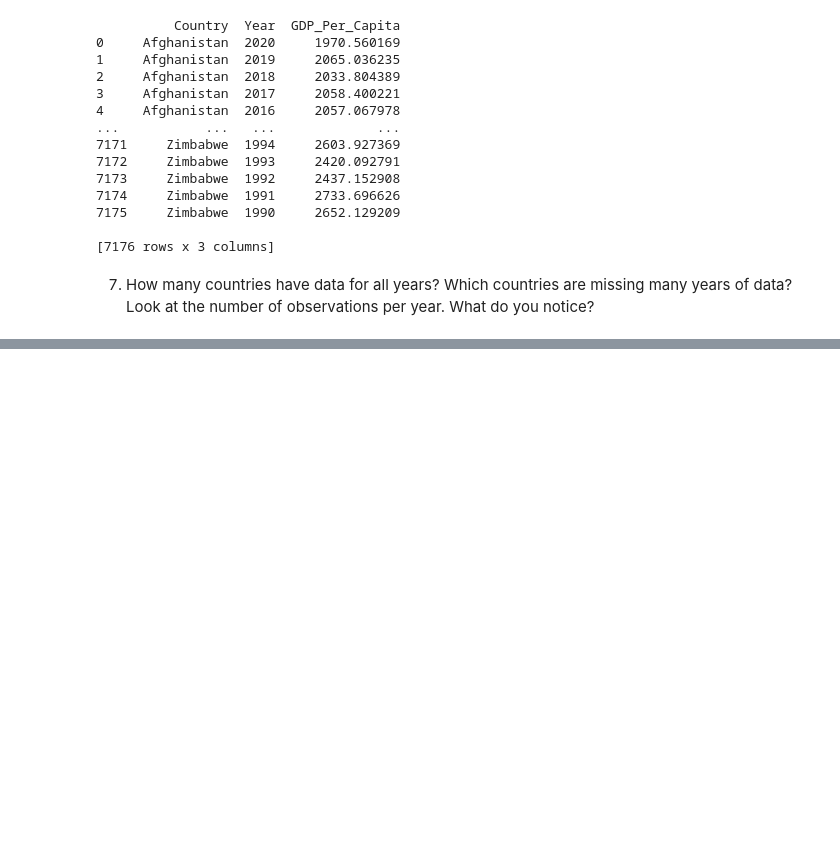
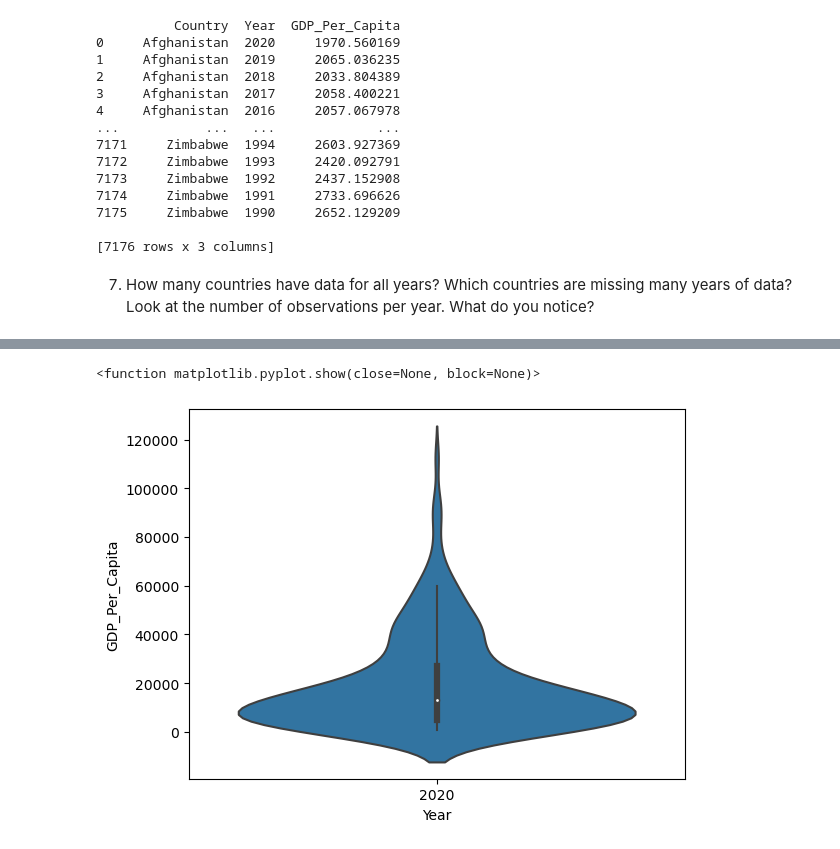
Before and after one commit to scost46/gdp-and-internet-usage-scost46, a Jupyter notebook: notebook/UN_Project.ipynb, the cells around one changed output, grey strips where cells are left out. Cells and saved outputs as stored; diff of their text form; code cells hidden in the pictures; blank space fills up the shorter version.

```diff
--- a/notebook/UN_Project.ipynb
+++ b/notebook/UN_Project.ipynb
@@ -55,0 +126,7 @@ print(gdp_df)
+# %%
+#violin
+sns.violinplot(x=gdp_2020["Year"], y=gdp_2020["GDP_Per_Capita"])
+plt.show
+# %% [output]
+<function matplotlib.pyplot.show(close=None, block=None)>
+[figure, added]
```
Also changed, not shown: parts of 9 cells of this notebook.
